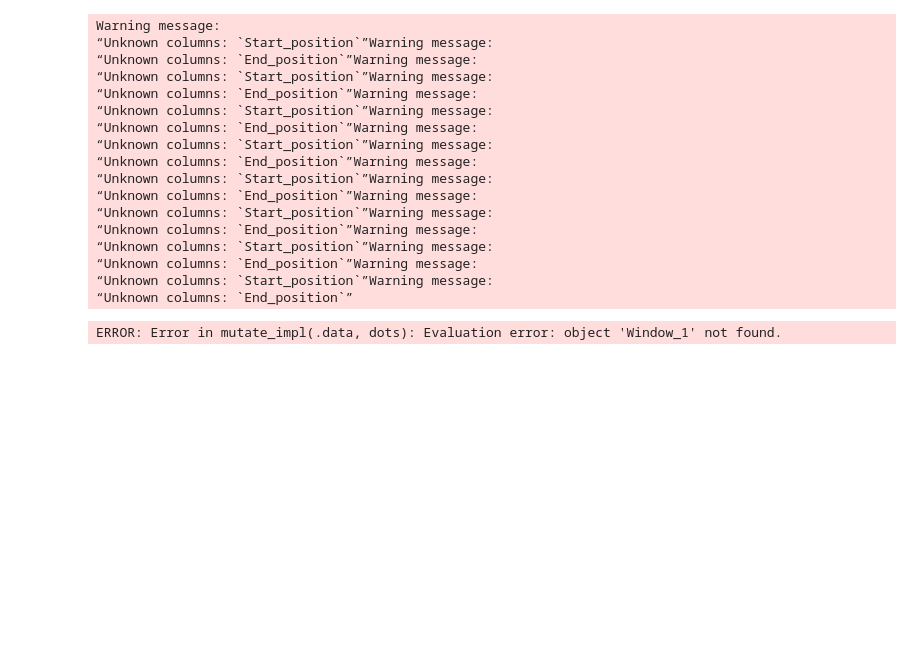
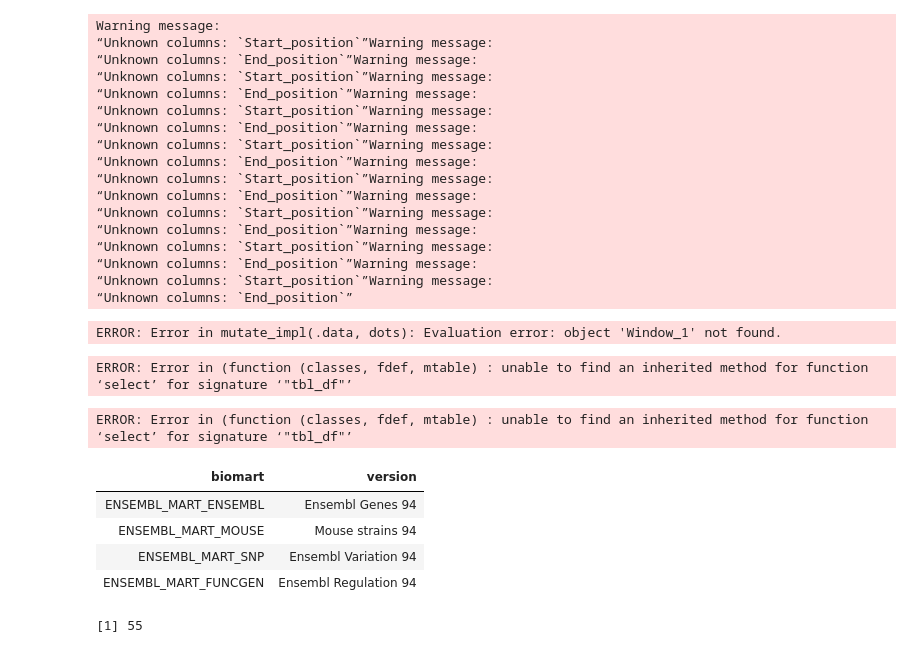
Before and after one commit to cobrbra/ccg, a Jupyter notebook: Code/Loci_to_TMB.ipynb, the cells around one changed output. Drawn from its saved outputs; the diff is of its cells as text; code cells hidden in the pictures; blank space fills up the shorter version.

```diff
--- a/Code/Loci_to_TMB.ipynb
+++ b/Code/Loci_to_TMB.ipynb
@@ -293,3 +269,13 @@ Warning message:
 “Unknown columns: `Start_position`”Warning message:
 “Unknown columns: `End_position`”
 ERROR: Error in mutate_impl(.data, dots): Evaluation error: object 'Window_1' not found.
+# %%
+tcga_brca_matrices$matrices[[2]] %>%
+    select(TMB)
+# %% [output]
+ERROR: Error in (function (classes, fdef, mtable) : unable to find an inherited method for function ‘select’ for signature ‘"tbl_df"’
+# %%
+tibble(x = 1:10, y = 2:11) %>%
+    select("x")
+# %% [output]
+ERROR: Error in (function (classes, fdef, mtable) : unable to find an inherited method for function ‘select’ for signature ‘"tbl_df"’
@@ -295,0 +284,8 @@ ERROR: Error in mutate_impl(.data, dots): Evaluation error: object 'Window_1' no
+# %%
+listMarts()
+# %% [output]
+| biomart | version |
+| ENSEMBL_MART_ENSEMBL | Ensembl Genes 94 |
+| ENSEMBL_MART_MOUSE | Mouse strains 94 |
+| ENSEMBL_MART_SNP | Ensembl Variation 94 |
+| ENSEMBL_MART_FUNCGEN | Ensembl Regulation 94 |
@@ -295,0 +294,8 @@ ERROR: Error in mutate_impl(.data, dots): Evaluation error: object 'Window_1' no
+# %%
+getBM(attributes = c('ensembl_gene_id', 'external_gene_name'),
+      filters = c('chromosome_name', 'start', 'end'),
+      values = list(2, 27000001,28000000),
+      mart = ensembl) %>%
+    nrow()
+# %% [output]
+[1] 55
```
Also changed, not shown: parts of 5 cells of this notebook, 4 other files.
